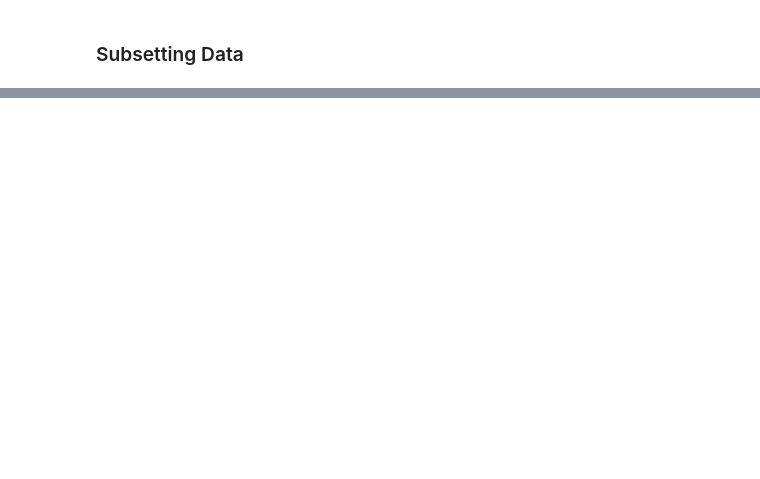
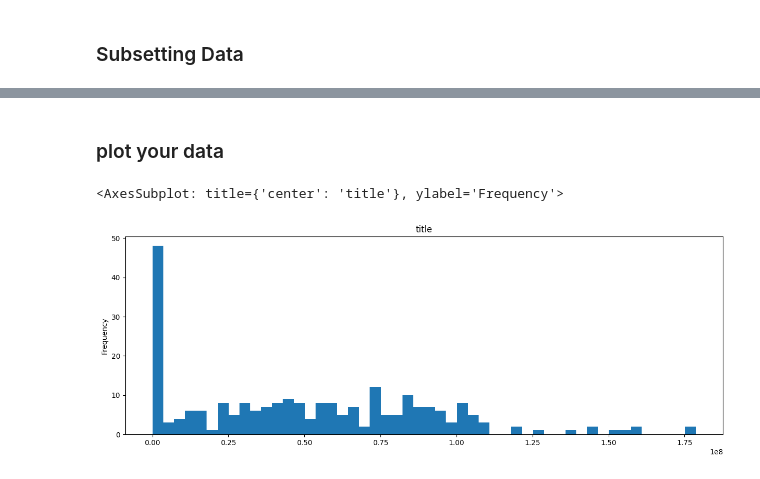
Before and after one commit to gabrielpcavalcanti/Guia-definitivo-do-Python, a Jupyter notebook: Bibliotecas/Pandas_v2/01.ipynb, the cells around one changed output, grey strips where cells are left out. Cells and saved outputs as stored; diff of their text form; code cells hidden in the pictures; blank space fills up the shorter version.

```diff
--- a/Bibliotecas/Pandas_v2/01.ipynb
+++ b/Bibliotecas/Pandas_v2/01.ipynb
@@ -201,0 +279,3 @@ In this part, we gonna simple select witch data from the dataframe we want. Crea
+# %%
+df_new_nonan = df_new.loc[~df_new['likeCount'].isna()]
+df_new_nonan
@@ -201,0 +310,6 @@ In this part, we gonna simple select witch data from the dataframe we want. Crea
+# %%
+df_new_nonan['viewCount'] = df_new_nonan['viewCount'].astype('int64')
+df_new_nonan['likeCount'] = df_new_nonan['likeCount'].astype('int64')
+# %%
+df_new_nonan['publishTime'] = pd.to_datetime(df_new_nonan['publishTime'])
+df_new_nonan['likeCount'] = pd.to_numeric(df_new_nonan['likeCount'])
@@ -201,0 +329,2 @@ In this part, we gonna simple select witch data from the dataframe we want. Crea
+# %%
+df_new_nonan['like_to_view_ratio'] = (df_new_nonan['likeCount'] /  df_new_nonan['viewCount'] ) * 100
@@ -201,0 +347,7 @@ In this part, we gonna simple select witch data from the dataframe we want. Crea
+# %% [markdown]
+### plot your data
+# %%
+df_new_nonan['viewCount'].plot(kind='hist', bins=50, title='title', figsize=(15,5))
+# %% [output]
+<AxesSubplot: title={'center': 'title'}, ylabel='Frequency'>
+[figure, added]
```
Also changed, not shown: parts of 23 cells of this notebook.
